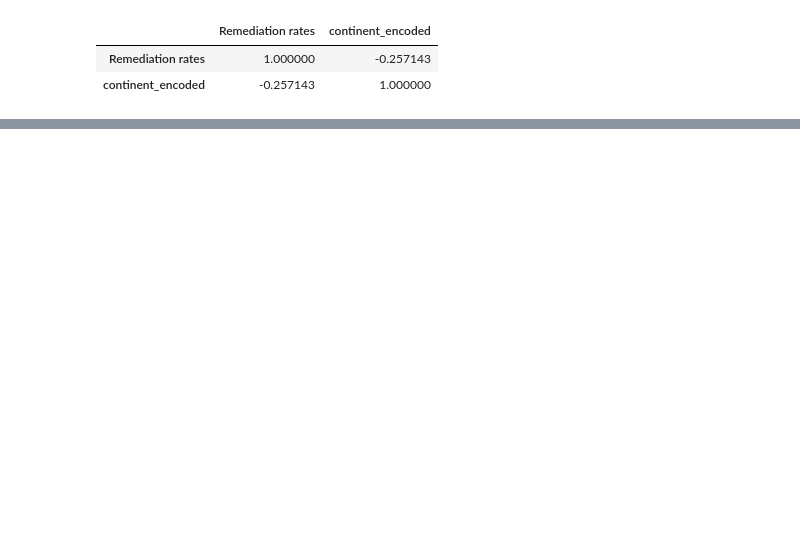
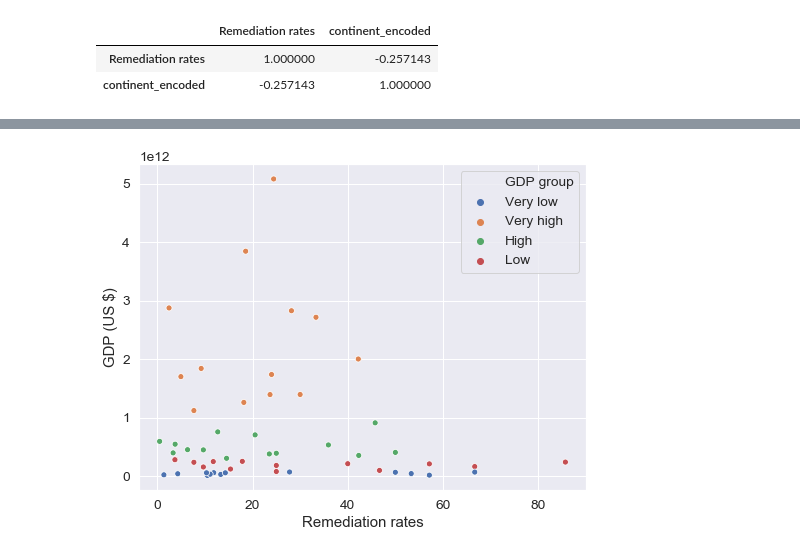
Before and after one commit to astamagg/econ_sec, a Jupyter notebook: Project_3.ipynb, the cells around one changed output, grey strips where cells are left out. Cells and saved outputs as stored; diff of their text form; code cells hidden in the pictures; blank space fills up the shorter version.

```diff
--- a/Project_3.ipynb
+++ b/Project_3.ipynb
@@ -243,0 +357,12 @@ NameError: name 'df' is not defined
+# %%
+#Visualize the distribution without the states
+GDP_exUS_df = GDP_short_df.loc[~(GDP_short_df['Countries'] == 'usa (United States)')]
+
+fig, ax = plt.subplots(figsize=(8,6))
+sns.set(font_scale=1.25)
+sns.scatterplot(x='Remediation rates', y='GDP', hue='GDP group', data=GDP_exUS_df)
+
+plt.ylabel("GDP (US $)")
+plt.show()
+# %% [output]
+[figure, added]
```
Also changed, not shown: parts of 30 cells of this notebook.
